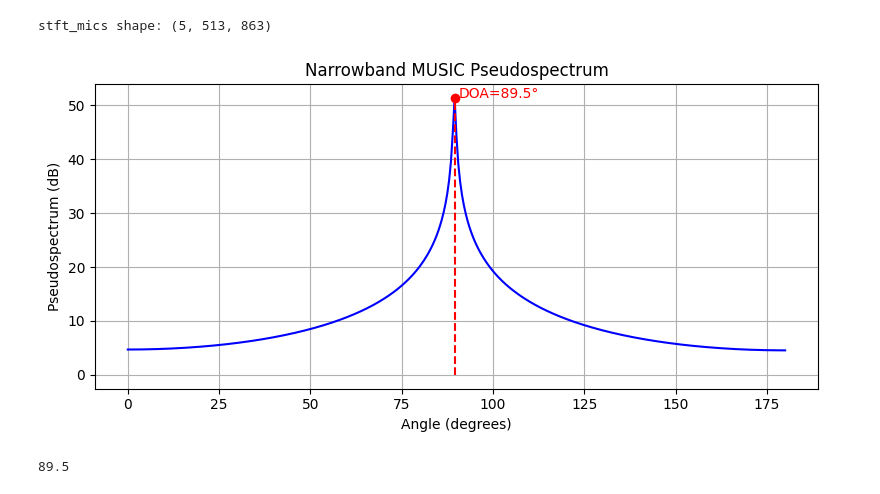
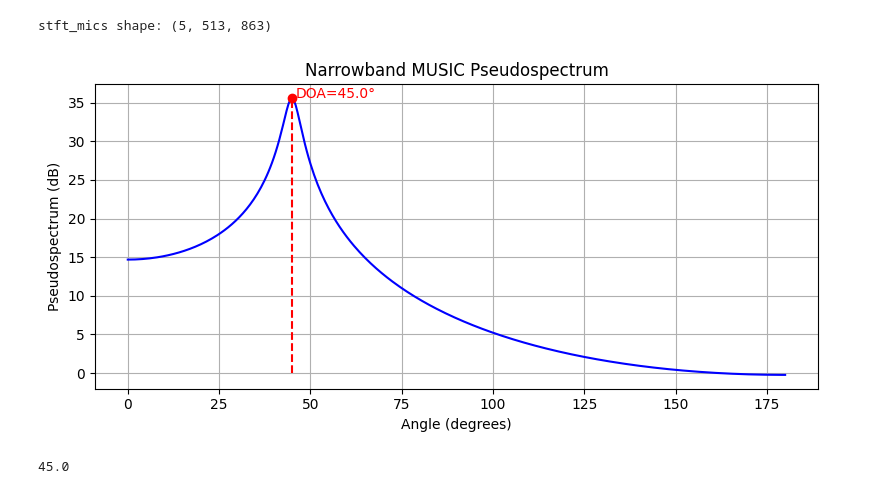
Before and after one commit to HeartUnderBladepyz/P-D-ISSP, a Jupyter notebook: notebook_skeleton.ipynb, the cells around one changed output. Drawn from its saved outputs; the diff is of its cells as text; code cells hidden in the pictures.

```diff
--- a/notebook_skeleton.ipynb
+++ b/notebook_skeleton.ipynb
@@ -690,33 +690,33 @@ def music_narrowband(stft_mics, fs, d=0.05, c=343.0):
 
     # -------------------------------------------------------------------------
     # 6) 绘制 MUSIC 伪谱
     # -------------------------------------------------------------------------
     plt.figure(figsize=(8, 4))
     plt.plot(theta_vals, 10 * np.log10(P_music), 'b-')
     plt.xlabel('Angle (degrees)')
     plt.ylabel('Pseudospectrum (dB)')
     plt.title('Narrowband MUSIC Pseudospectrum')
     plt.grid(True)
 
     # -------------------------------------------------------------------------
     # 7) 找到最大峰值对应的 DOA
     # -------------------------------------------------------------------------
     doa_index = np.argmax(P_music)
     doa_estimate = theta_vals[doa_index]  # 单源情况下，即为全局最大值位置
 
     # 在图上标记
     plt.stem([doa_estimate], [10 * np.log10(P_music[doa_index])],
              linefmt='r--', markerfmt='ro', basefmt=" ")
     plt.text(doa_estimate + 1, 10*np.log10(P_music[doa_index]),
              f"DOA={doa_estimate:.1f}°", color='red')
 
     plt.tight_layout()
     plt.show()
 
     return doa_estimate
 
-doa_estimate = music_narrowband(stft_mics, acousticScenario.fs, d=0.05, c=340)
+doa_estimate = music_narrowband(stft_mics, acousticScenario.fs, acousticScenario.distBwMics, c=340)
 print(doa_estimate)
 # %% [output]
-[figure, old version]
+[figure, new version]
-89.5
+45.0
```
Also changed, not shown: parts of 4 cells of this notebook.
